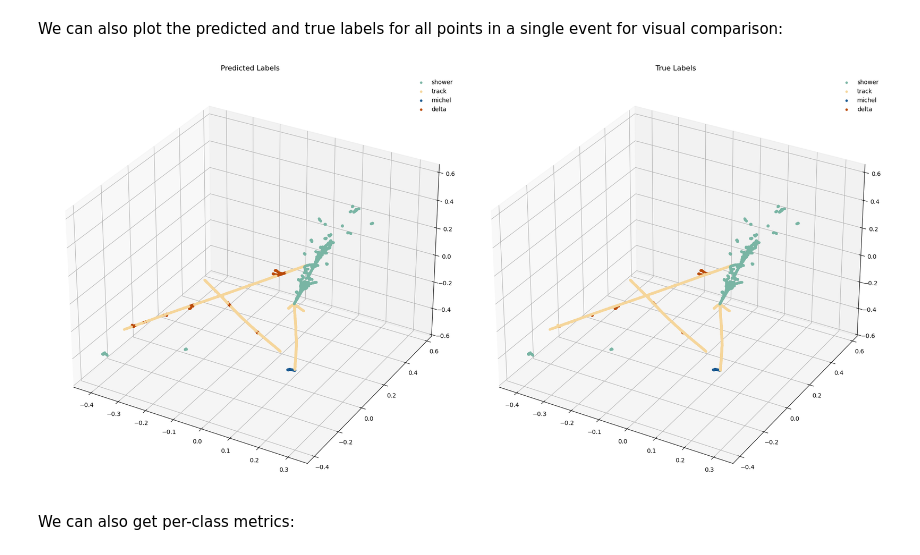
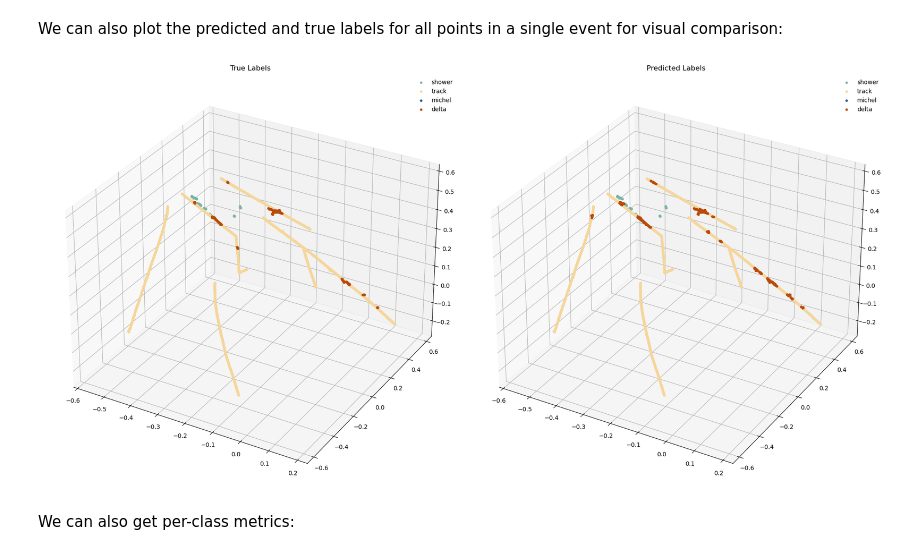
Before and after one commit to seokjuchung/PoLAr-MAE, a Jupyter notebook: tutorial/05_finetuning_results.ipynb, the cells around one changed output. Saved outputs shown, nothing was run; the diff lists cells and outputs as text; code cells hidden in the pictures.

```diff
--- a/tutorial/05_finetuning_results.ipynb
+++ b/tutorial/05_finetuning_results.ipynb
@@ -154,54 +140,55 @@ group_labels[point_mask] = labels
 group_pred = group_pred.cpu().numpy()
 group_labels = group_labels.cpu().numpy()
 
 # plot the predicted and true labels for a single event
-event_idx = 2 # chang me to visualize different events!
+event_idx = 14 # chang me to visualize different events!
 
 fig= plt.figure(figsize=(20, 10))
 ax1 = fig.add_subplot(1, 2, 1, projection='3d')
 ax2 = fig.add_subplot(1, 2, 2, projection='3d')
 
 seg_class_to_category = model.trainer.datamodule.seg_class_to_category  # contains the class names
 palette = ['#79B5A4', '#F5D69B', '#185890', '#BA4A09']
 label_to_color = {i: palette[i] for i in range(len(palette))}
 
+# Plot true labels
+for c in seg_class_to_category.keys():
+    curr_points = points[event_idx, :lengths[event_idx], :].cpu().numpy()
+    curr_labels = group_labels[event_idx, :lengths[event_idx]]
+
+    ax1.scatter(
+        curr_points[curr_labels==c, 0],
+        curr_points[curr_labels==c, 1],
+        curr_points[curr_labels==c, 2],
+        c=label_to_color[c],
+        s=10,
+        alpha=1,
+        label=seg_class_to_category[c]
+    )
+ax1.set_title('True Labels')
+ax1.legend(frameon=False)
+
 # Plot predicted labels
 for c in seg_class_to_category.keys():
     curr_points = points[event_idx, :lengths[event_idx], :].cpu().numpy()
     curr_pred = group_pred[event_idx, :lengths[event_idx]]
 
-    ax1.scatter(
+    ax2.scatter(
         curr_points[curr_pred==c, 0],
         curr_points[curr_pred==c, 1],
         curr_points[curr_pred==c, 2],
         c=label_to_color[c],
         s=10,
         alpha=1,
         label=seg_class_to_category[c]
     )
-ax1.set_title('Predicted Labels')
-ax1.legend(frameon=False)
+ax2.set_title('Predicted Labels')
+ax2.legend(frameon=False)
 
-# Plot true labels
-for c in seg_class_to_category.keys():
-    curr_points = points[event_idx, :lengths[event_idx], :].cpu().numpy()
-    curr_labels = group_labels[event_idx, :lengths[event_idx]]
-
-    ax2.scatter(
-        curr_points[curr_labels==c, 0],
-        curr_points[curr_labels==c, 1],
-        curr_points[curr_labels==c, 2],
-        c=label_to_color[c],
-        s=10,
-        alpha=1,
-        label=seg_class_to_category[c]
-    )
-ax2.set_title('True Labels')
-ax2.legend(frameon=False)
 plt.tight_layout()
 plt.show()
 # %% [output]
-[figure, old version]
+[figure, new version]
 # %% [markdown]
 We can also get per-class metrics:
 # %%
```
Also changed, not shown: parts of 7 cells of this notebook, 1 other file.
